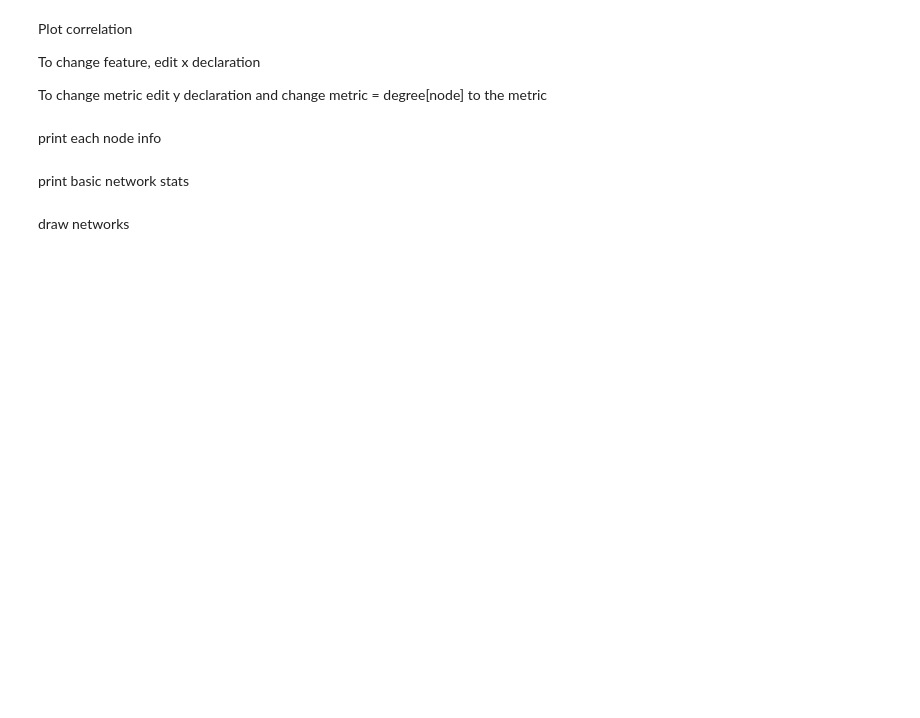
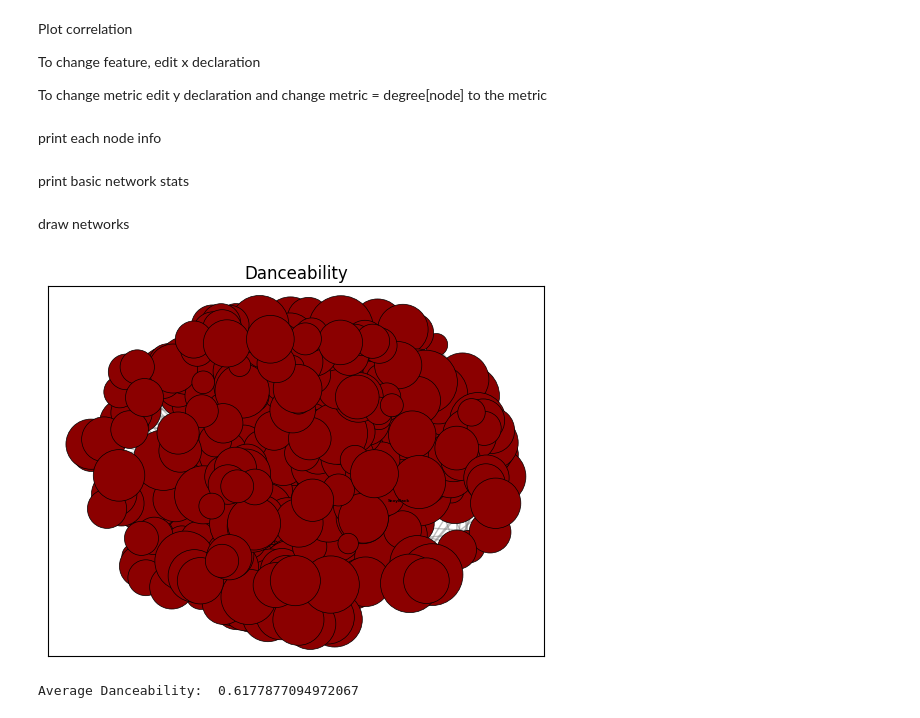
Before and after one commit to lewisccz/DMSN, a Jupyter notebook: spotifynetwork.ipynb, the cells around one changed output. Cells and saved outputs as stored; diff of their text form; code cells hidden in the pictures; blank space fills up the shorter version.

```diff
--- a/spotifynetwork.ipynb
+++ b/spotifynetwork.ipynb
@@ -185,3 +204,16 @@ min_clustering_coefficient = min_metric(clustering_coefficient)
+# %%
+average_danceability = avg_metric({k: float(v['danceability']) for k, v in song_info.items()})
+average_energy = avg_metric({k: float(v['energy']) for k, v in song_info.items()})
+average_valence = avg_metric({k: float(v['valence']) for k, v in song_info.items()})
+average_tempo = avg_metric({k: float(v['tempo']) for k, v in song_info.items()})
+average_loudness = avg_metric({k: float(v['loudness']) for k, v in song_info.items()})
+average_acousticness = avg_metric({k: float(v['acousticness']) for k, v in song_info.items()})
+average_instrumentalness = avg_metric({k: float(v['instrumentalness']) for k, v in song_info.items()})
+average_liveness = avg_metric({k: float(v['liveness']) for k, v in song_info.items()})
+average_speechiness = avg_metric({k: float(v['speechiness']) for k, v in song_info.items()})
+average_duration_ms = avg_metric({k: float(v['duration_ms']) for k, v in song_info.items()})
+average_popularity = avg_metric({k: float(v['popularity']) for k, v in song_info.items()})
+average_time_signature = avg_metric({k: float(v['time_signature']) for k, v in song_info.items()})
 # %% [markdown]
 Plot correlation
 
@@ -192,12 +224,12 @@ To change metric edit y declaration and change metric = degree[node] to the metr
 feature_values = []
 metric_values = []
 counter = 0
-x = 'popularity'  # edit this to change the feature
+x = 'closeness_centrality'  # edit this to change the feature
 y = 'degree'  # edit this to change the metric
 
 # Iterate over the nodes in the network
 for node in G.nodes():
-    feature = song_info[node][x]
+    feature = closeness_centrality[node]  # edit this to change the feature
     metric = degree[node]  # edit this to change the metric
 
     if feature is not None and feature != 0:
@@ -392,0 +561,31 @@ def draw_eigenvector_centrality(G, pos, node_color, edge_color, linewidths, bord
+# %%
+def draw_danceability(G, pos, node_color, edge_color, linewidths, border_color, song_info):
+    danceability = {node: song_info[node]['danceability'] for node in G.nodes()}
+    # normalize the danceability values
+    #danceability = {k: (v - min(danceability.values())) / (max(danceability.values()) - min(danceability.values())) for k, v in danceability.items()}
+    node_size = [((danceability[node] * 50) **1.5 ) for node in G.nodes()]
+    labels = {}
+    max_danceability = max(danceability, key=danceability.get)
+    labels[max_danceability] = song_info[max_danceability]['song_name']
+
+    nx.draw_networkx_nodes(G, pos, node_color=node_color, node_size=node_size, edgecolors=border_color, linewidths=linewidths)
+    nx.draw_networkx_edges(G, pos, edge_color=edge_color, alpha=0.5)
+    nx.draw_networkx_labels(G, pos, labels, font_size=3, font_weight='bold')
+    plt.title("Danceability")
+    plt.show()
+
+    # Draw the network
+node_colors = 'darkred'
+border_color = 'black'
+edge_color = 'gray'
+linewidths = 0.5
+labels = {}
+largest_node = max(degree, key=degree.get)
+labels[largest_node] = song_info[largest_node]['song_name']
+
+pos = nx.spring_layout(G, k=3, iterations=300)
+draw_danceability(G, pos, node_colors, edge_color, linewidths, border_color, song_info)
+print("Average Danceability: ", average_danceability)
+# %% [output]
+[figure, added]
+Average Danceability:  0.6177877094972067
```
Also changed, not shown: parts of 8 cells of this notebook, 1 other file.
